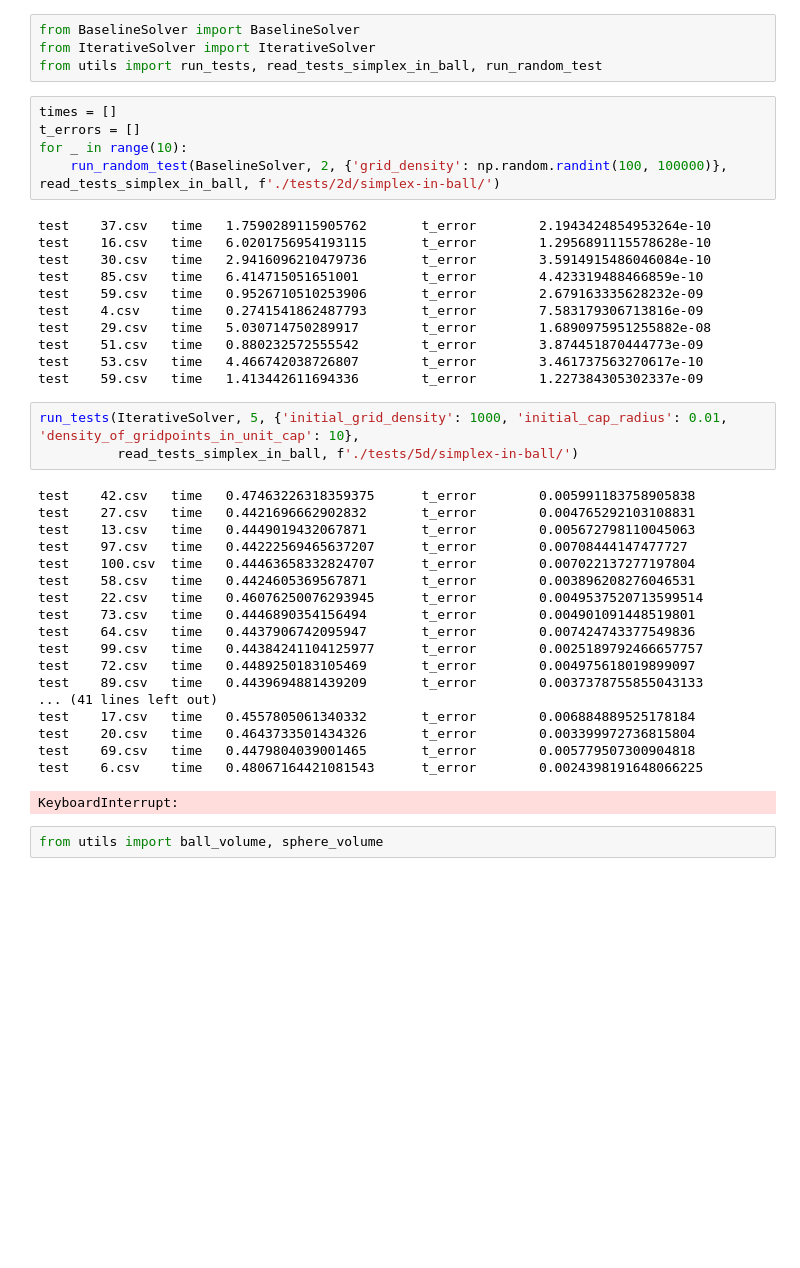
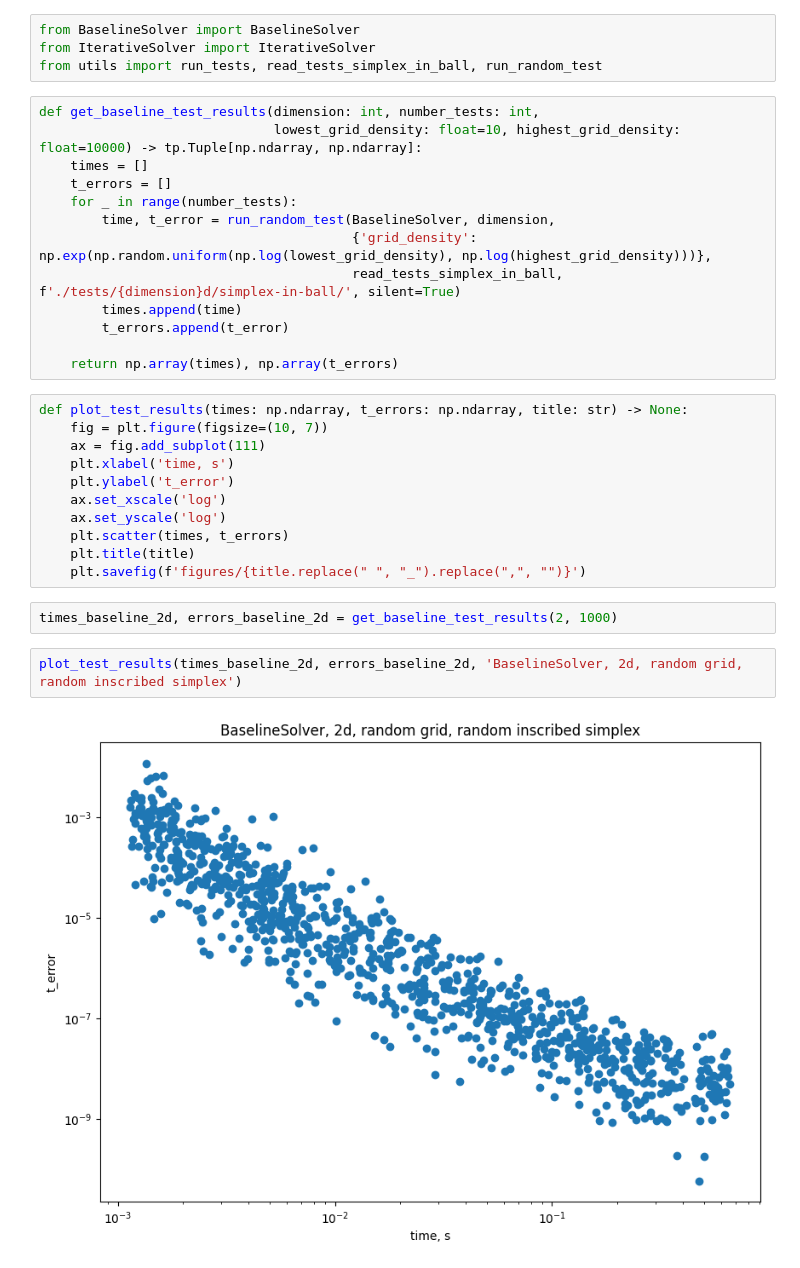
Before and after one commit to Paul566/GraduateThesis, a Jupyter notebook: nb.ipynb, the cells around one changed output. Drawn from its saved outputs; the diff is of its cells as text; blank space fills up the shorter version.

Commit message:
Add error vs time plotting functions

```diff
--- a/nb.ipynb
+++ b/nb.ipynb
@@ -5,42 +7,32 @@ from BaselineSolver import BaselineSolver
 from IterativeSolver import IterativeSolver
 from utils import run_tests, read_tests_simplex_in_ball, run_random_test
 # %%
-times = []
-t_errors = []
-for _ in range(10):
-    run_random_test(BaselineSolver, 2, {'grid_density': np.random.randint(100, 100000)}, read_tests_simplex_in_ball, f'./tests/2d/simplex-in-ball/')
+def get_baseline_test_results(dimension: int, number_tests: int,
+                              lowest_grid_density: float=10, highest_grid_density: float=10000) -> tp.Tuple[np.ndarray, np.ndarray]:
+    times = []
+    t_errors = []
+    for _ in range(number_tests):
+        time, t_error = run_random_test(BaselineSolver, dimension,
+                                        {'grid_density': np.exp(np.random.uniform(np.log(lowest_grid_density), np.log(highest_grid_density)))},
+                                        read_tests_simplex_in_ball, f'./tests/{dimension}d/simplex-in-ball/', silent=True)
+        times.append(time)
+        t_errors.append(t_error)
+
+    return np.array(times), np.array(t_errors)
-# %% [output]
-test    37.csv   time   1.7590289115905762       t_error        2.1943424854953264e-10
-test    16.csv   time   6.0201756954193115       t_error        1.2956891115578628e-10
-test    30.csv   time   2.9416096210479736       t_error        3.5914915486046084e-10
-test    85.csv   time   6.414715051651001        t_error        4.423319488466859e-10
-test    59.csv   time   0.9526710510253906       t_error        2.679163335628232e-09
-test    4.csv    time   0.2741541862487793       t_error        7.583179306713816e-09
-test    29.csv   time   5.030714750289917        t_error        1.6890975951255882e-08
-test    51.csv   time   0.880232572555542        t_error        3.874451870444773e-09
-test    53.csv   time   4.466742038726807        t_error        3.461737563270617e-10
-test    59.csv   time   1.413442611694336        t_error        1.227384305302337e-09
-# %%
-run_tests(IterativeSolver, 5, {'initial_grid_density': 1000, 'initial_cap_radius': 0.01, 'density_of_gridpoints_in_unit_cap': 10},
-          read_tests_simplex_in_ball, f'./tests/5d/simplex-in-ball/')
-# %% [output]
-test    42.csv   time   0.47463226318359375      t_error        0.005991183758905838
-test    27.csv   time   0.4421696662902832       t_error        0.004765292103108831
-test    13.csv   time   0.4449019432067871       t_error        0.005672798110045063
-test    97.csv   time   0.44222569465637207      t_error        0.00708444147477727
-test    100.csv  time   0.44463658332824707      t_error        0.007022137277197804
-test    58.csv   time   0.4424605369567871       t_error        0.003896208276046531
-test    22.csv   time   0.46076250076293945      t_error        0.0049537520713599514
-test    73.csv   time   0.4446890354156494       t_error        0.004901091448519801
-test    64.csv   time   0.4437906742095947       t_error        0.007424743377549836
-test    99.csv   time   0.44384241104125977      t_error        0.0025189792466657757
-test    72.csv   time   0.4489250183105469       t_error        0.004975618019899097
-test    89.csv   time   0.4439694881439209       t_error        0.0037378755855043133
-... (41 lines left out)
-test    17.csv   time   0.4557805061340332       t_error        0.006884889525178184
-test    20.csv   time   0.4643733501434326       t_error        0.003399972736815804
-test    69.csv   time   0.4479804039001465       t_error        0.005779507300904818
-test    6.csv    time   0.48067164421081543      t_error        0.0024398191648066225
-KeyboardInterrupt:
-# %%
-from utils import ball_volume, sphere_volume
+# %%
+def plot_test_results(times: np.ndarray, t_errors: np.ndarray, title: str) -> None:
+    fig = plt.figure(figsize=(10, 7))
+    ax = fig.add_subplot(111)
+    plt.xlabel('time, s')
+    plt.ylabel('t_error')
+    ax.set_xscale('log')
+    ax.set_yscale('log')
+    plt.scatter(times, t_errors)
+    plt.title(title)
+    plt.savefig(f'figures/{title.replace(" ", "_").replace(",", "")}')
+# %%
+times_baseline_2d, errors_baseline_2d = get_baseline_test_results(2, 1000)
+# %%
+plot_test_results(times_baseline_2d, errors_baseline_2d, 'BaselineSolver, 2d, random grid, random inscribed simplex')
+# %% [output]
+[figure, added]
```
Also changed, not shown: parts of 8 cells of this notebook, 12 other files.
